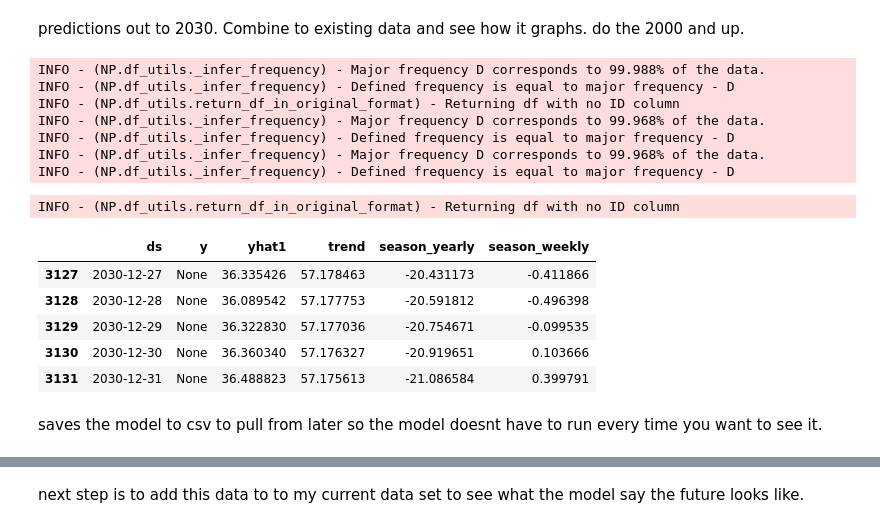
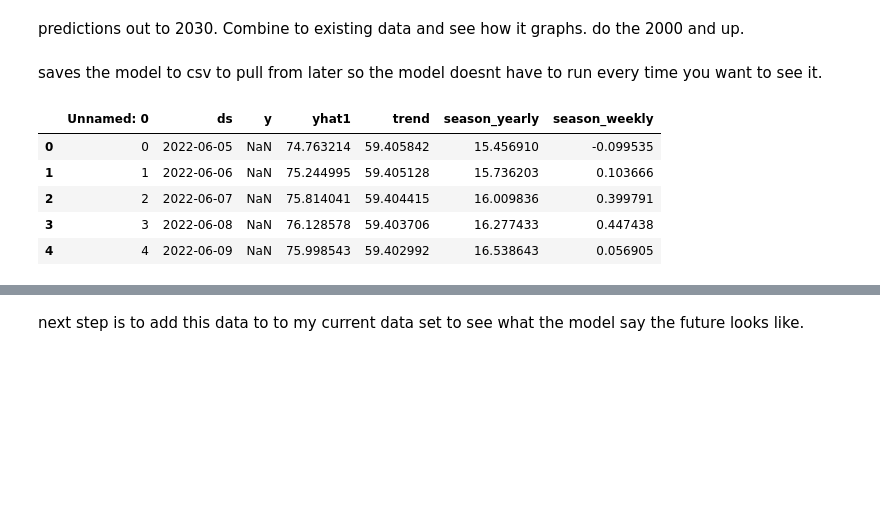
Before and after one commit to dmorton714/weather, a Jupyter notebook: redo.ipynb, the cells around one changed output, grey strips where cells are left out. Saved outputs shown, nothing was run; the diff lists cells and outputs as text; code cells hidden in the pictures; blank space fills up the shorter version.

```diff
--- a/redo.ipynb
+++ b/redo.ipynb
@@ -205,23 +169,8 @@ INFO - (NP.config.set_auto_batch_epoch) - Auto-set batch_size to 32
 # %% [markdown]
 predictions out to 2030. Combine to existing data and see how it graphs. do the 2000 and up.
 # %%
-future = n.make_future_dataframe(new_column, periods=3132)
-forecast = n.predict(future)
-forecast.tail()
+# future = n.make_future_dataframe(new_column, periods=3132)
+# forecast = n.predict(future)
+# forecast.tail()
-# %% [output]
-INFO - (NP.df_utils._infer_frequency) - Major frequency D corresponds to 99.988% of the data.
-INFO - (NP.df_utils._infer_frequency) - Defined frequency is equal to major frequency - D
-INFO - (NP.df_utils.return_df_in_original_format) - Returning df with no ID column
-INFO - (NP.df_utils._infer_frequency) - Major frequency D corresponds to 99.968% of the data.
-INFO - (NP.df_utils._infer_frequency) - Defined frequency is equal to major frequency - D
-INFO - (NP.df_utils._infer_frequency) - Major frequency D corresponds to 99.968% of the data.
-INFO - (NP.df_utils._infer_frequency) - Defined frequency is equal to major frequency - D
-INFO - (NP.df_utils.return_df_in_original_format) - Returning df with no ID column
-|  | ds | y | yhat1 | trend | season_yearly | season_weekly |
-| 3127 | 2030-12-27 | None | 36.335426 | 57.178463 | -20.431173 | -0.411866 |
-| 3128 | 2030-12-28 | None | 36.089542 | 57.177753 | -20.591812 | -0.496398 |
-| 3129 | 2030-12-29 | None | 36.322830 | 57.177036 | -20.754671 | -0.099535 |
-| 3130 | 2030-12-30 | None | 36.360340 | 57.176327 | -20.919651 | 0.103666 |
-| 3131 | 2030-12-31 | None | 36.488823 | 57.175613 | -21.086584 | 0.399791 |
 # %% [markdown]
 saves the model to csv to pull from later so the model doesnt have to run every time you want to see it.
@@ -230 +177,12 @@ forecast.to_csv('model.csv')
+# %%
+# forecast.to_csv('model.csv')
+mdf = pd.read_csv('model.csv')
+mdf.head()
+# %% [output]
+|  | Unnamed: 0 | ds | y | yhat1 | trend | season_yearly | season_weekly |
+| 0 | 0 | 2022-06-05 | NaN | 74.763214 | 59.405842 | 15.456910 | -0.099535 |
+| 1 | 1 | 2022-06-06 | NaN | 75.244995 | 59.405128 | 15.736203 | 0.103666 |
+| 2 | 2 | 2022-06-07 | NaN | 75.814041 | 59.404415 | 16.009836 | 0.399791 |
+| 3 | 3 | 2022-06-08 | NaN | 76.128578 | 59.403706 | 16.277433 | 0.447438 |
+| 4 | 4 | 2022-06-09 | NaN | 75.998543 | 59.402992 | 16.538643 | 0.056905 |
 # %%
```
Also changed, not shown: parts of 14 cells of this notebook, 1 other file.
